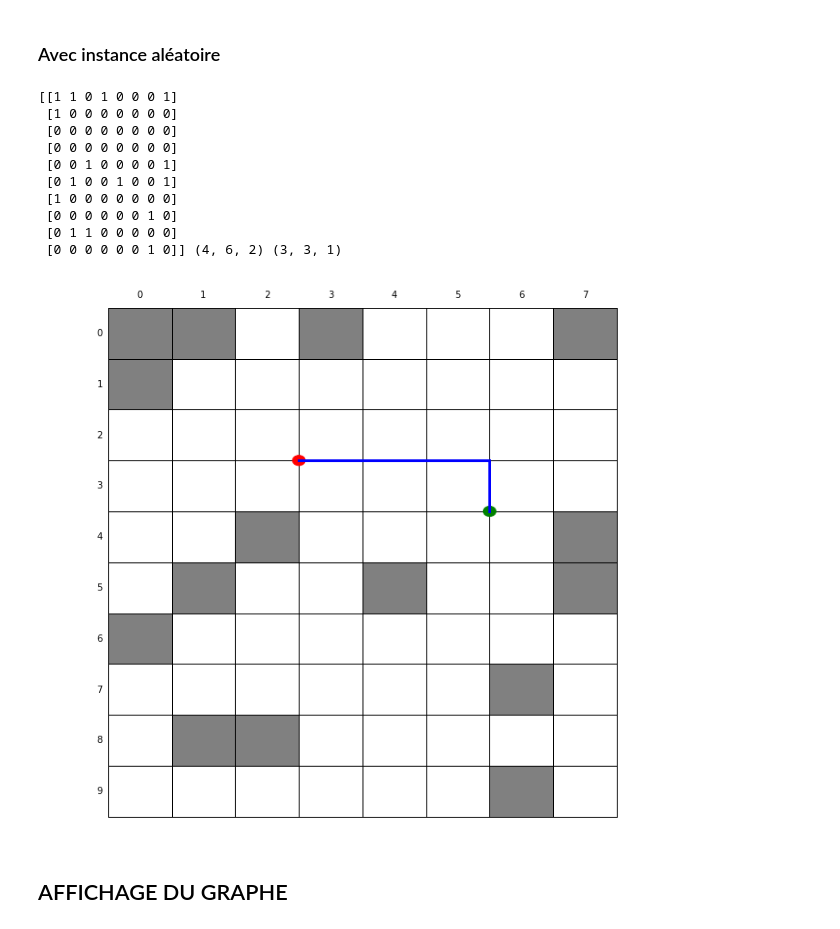
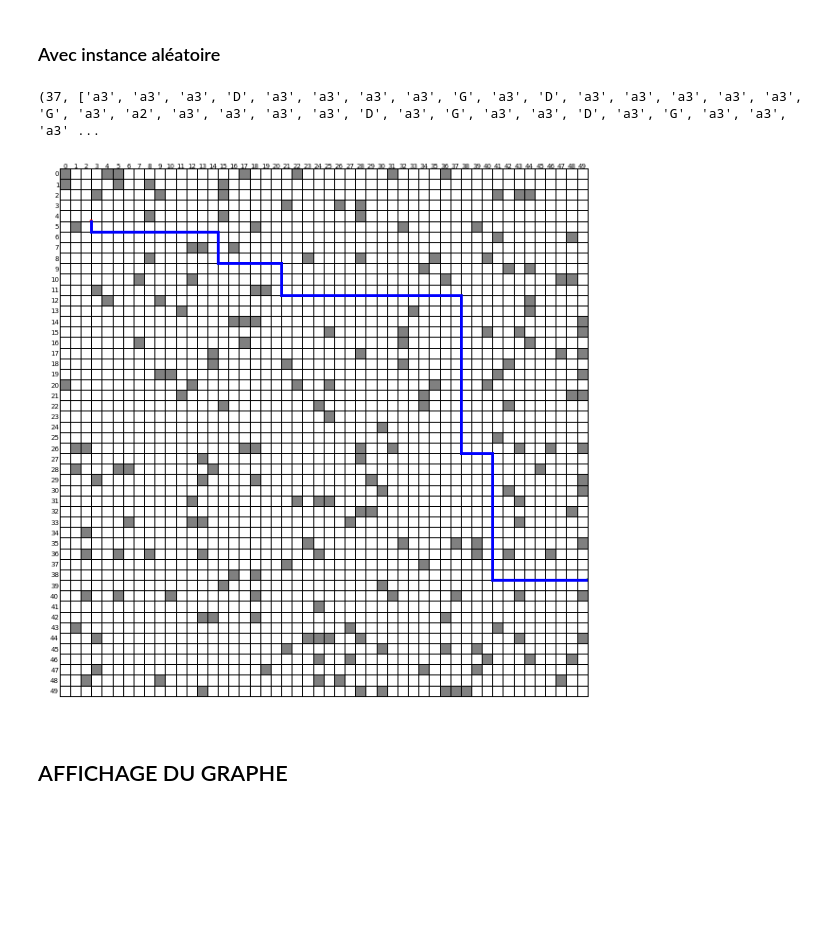
Before and after one commit to emited/ProjMOGPL, a Jupyter notebook: projet.ipynb, the cells around one changed output. Saved outputs shown, nothing was run; the diff lists cells and outputs as text; code cells hidden in the pictures; blank space fills up the shorter version.

```diff
--- a/projet.ipynb
+++ b/projet.ipynb
@@ -210,3 +176,26 @@ def gen_graph(A):
+# %%
+from random import choice
+
+def gen_rand_instance(M,N,nb_obstacles):
+    A=np.zeros((M,N),dtype=int)
+    obstacles=[]
+    if(nb_obstacles<=M*N-4):
+        #Generation d'obstacles
+        for i in range(nb_obstacles):
+            obstacle=(int(np.random.rand()*M),int(np.random.rand()*N))
+            while(obstacle in obstacles): #Obstacle déjà créé
+                obstacle=(int(np.random.rand()*M),int(np.random.rand()*N))
+            A[obstacle]=1
+            obstacles.append(obstacle)
+    else:
+        print 'Erreur, trop d\'obstacles.'
+
+    return A
+
+def gen_rand_positions(G):
+    startPos=choice(G.nodes())
+    endPos=choice(G.nodes())
+    return startPos,endPos
 # %% [markdown]
 ## MEILLEUR CHEMIN
 # %%
@@ -282,7 +271,6 @@ def show_interface(result,A,startPos,endPos):
         ax.add_line(lines.Line2D((i[1],j[1]),(i[0],j[0]),linewidth=3))
     ax.invert_yaxis()
     plt.show()
-    return fig
 # %% [markdown]
 ## MAIN
 # %% [markdown]
@@ -298,23 +286,16 @@ write_result_file('resultat.txt','w',gen_shortest_path(start,end,G)[:2])
 # %% [markdown]
 ### Avec instance aléatoire
 # %%
-A2,s2,e2=gen_rand_instance(10,8,15)
-print A2,s2,e2
+A2=gen_rand_instance(50,50,200)
 G2=gen_graph(A2)
+s2,e2=gen_rand_positions(G2)
 r2=gen_shortest_path(s2,e2,G2)
-f=show_interface(r2,A2,s2,e2)
+print r2[:-1]
+show_interface(r2,A2,s2,e2)
+write_result_file('rand_resultat.txt','w',r2[:-1])
 # %% [output]
-[[1 1 0 1 0 0 0 1]
- [1 0 0 0 0 0 0 0]
- [0 0 0 0 0 0 0 0]
- [0 0 0 0 0 0 0 0]
- [0 0 1 0 0 0 0 1]
- [0 1 0 0 1 0 0 1]
- [1 0 0 0 0 0 0 0]
- [0 0 0 0 0 0 1 0]
- [0 1 1 0 0 0 0 0]
- [0 0 0 0 0 0 1 0]] (4, 6, 2) (3, 3, 1)
+(37, ['a3', 'a3', 'a3', 'D', 'a3', 'a3', 'a3', 'a3', 'G', 'a3', 'D', 'a3', 'a3', 'a3', 'a3', 'a3', 'G', 'a3', 'a2', 'a3', 'a3', 'a3', 'a3', 'D', 'a3', 'G', 'a3', 'a3', 'D', 'a3', 'G', 'a3', 'a3', 'a3' ...
-[figure, old version]
+[figure, new version]
 # %% [markdown]
 ## AFFICHAGE DU GRAPHE
 # %%
```
Also changed, not shown: parts of 4 cells of this notebook.
